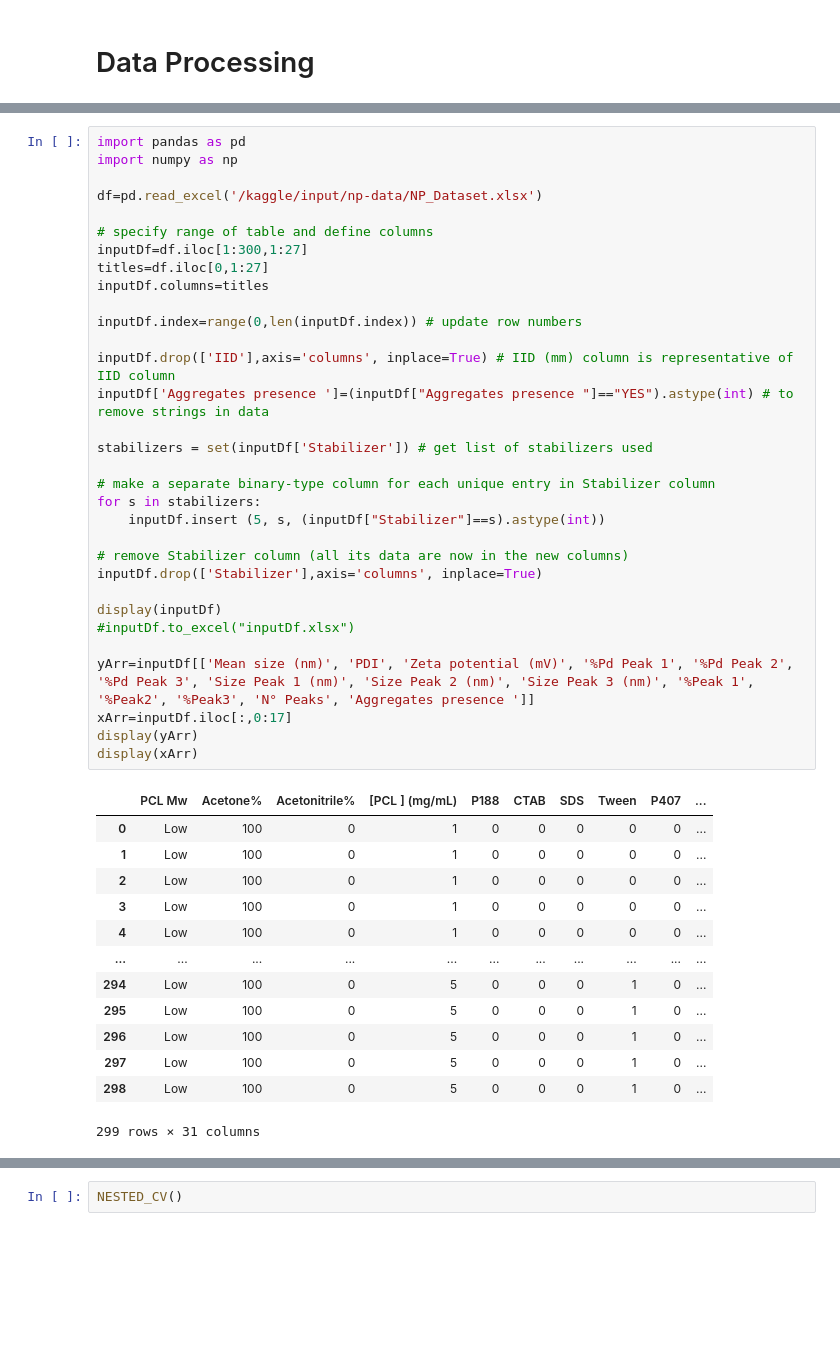
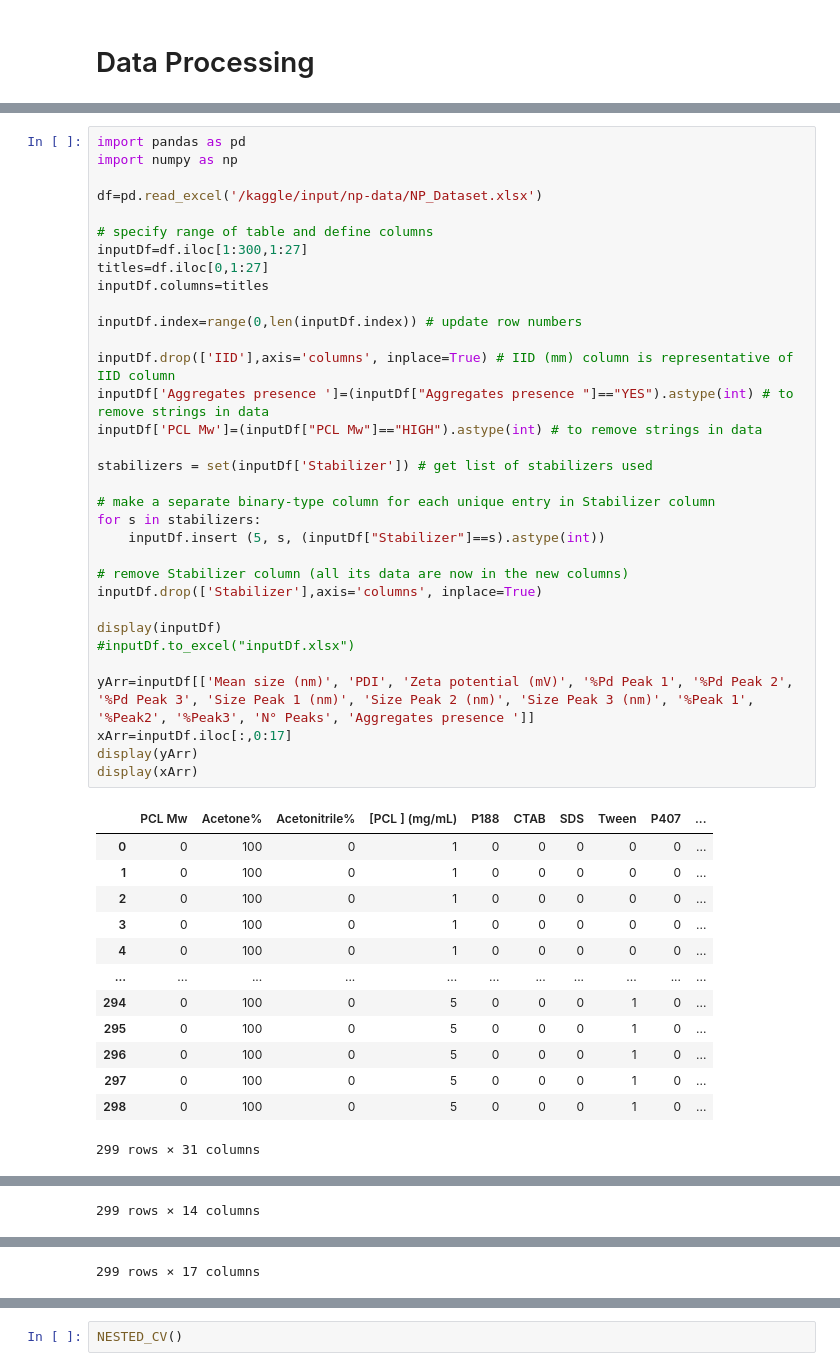
Before and after one commit to Norange01/ML_App_Repro, a Jupyter notebook: Nanoparticles/Repro_Preliminary_model_screening.ipynb, the cells around one changed output, grey strips where cells are left out. Saved outputs shown, nothing was run; the diff lists cells and outputs as text; blank space fills up the shorter version.

```diff
--- a/Nanoparticles/Repro_Preliminary_model_screening.ipynb
+++ b/Nanoparticles/Repro_Preliminary_model_screening.ipynb
@@ -7,42 +10,43 @@ import numpy as np
 df=pd.read_excel('/kaggle/input/np-data/NP_Dataset.xlsx')
 
 # specify range of table and define columns
 inputDf=df.iloc[1:300,1:27]
 titles=df.iloc[0,1:27]
 inputDf.columns=titles
 
 inputDf.index=range(0,len(inputDf.index)) # update row numbers
 
 inputDf.drop(['IID'],axis='columns', inplace=True) # IID (mm) column is representative of IID column
 inputDf['Aggregates presence ']=(inputDf["Aggregates presence "]=="YES").astype(int) # to remove strings in data
+inputDf['PCL Mw']=(inputDf["PCL Mw"]=="HIGH").astype(int) # to remove strings in data
 
 stabilizers = set(inputDf['Stabilizer']) # get list of stabilizers used
 
 # make a separate binary-type column for each unique entry in Stabilizer column
 for s in stabilizers:
     inputDf.insert (5, s, (inputDf["Stabilizer"]==s).astype(int))
 
 # remove Stabilizer column (all its data are now in the new columns)
 inputDf.drop(['Stabilizer'],axis='columns', inplace=True)
 
 display(inputDf)
 #inputDf.to_excel("inputDf.xlsx")
 
 yArr=inputDf[['Mean size (nm)', 'PDI', 'Zeta potential (mV)', '%Pd Peak 1', '%Pd Peak 2', '%Pd Peak 3', 'Size Peak 1 (nm)', 'Size Peak 2 (nm)', 'Size Peak 3 (nm)', '%Peak 1', '%Peak2', '%Peak3', 'N° Peaks', 'Aggregates presence ']]
 xArr=inputDf.iloc[:,0:17]
 display(yArr)
 display(xArr)
 # %% [output]
 |  | PCL Mw | Acetone% | Acetonitrile% | [PCL ] (mg/mL) | P188 | CTAB | SDS | Tween | P407 | ... |
-| 0 | Low | 100 | 0 | 1 | 0 | 0 | 0 | 0 | 0 | ... |
-| 1 | Low | 100 | 0 | 1 | 0 | 0 | 0 | 0 | 0 | ... |
-| 2 | Low | 100 | 0 | 1 | 0 | 0 | 0 | 0 | 0 | ... |
-| 3 | Low | 100 | 0 | 1 | 0 | 0 | 0 | 0 | 0 | ... |
-| 4 | Low | 100 | 0 | 1 | 0 | 0 | 0 | 0 | 0 | ... |
+| 0 | 0 | 100 | 0 | 1 | 0 | 0 | 0 | 0 | 0 | ... |
+| 1 | 0 | 100 | 0 | 1 | 0 | 0 | 0 | 0 | 0 | ... |
+| 2 | 0 | 100 | 0 | 1 | 0 | 0 | 0 | 0 | 0 | ... |
+| 3 | 0 | 100 | 0 | 1 | 0 | 0 | 0 | 0 | 0 | ... |
+| 4 | 0 | 100 | 0 | 1 | 0 | 0 | 0 | 0 | 0 | ... |
 | ... | ... | ... | ... | ... | ... | ... | ... | ... | ... | ... |
-| 294 | Low | 100 | 0 | 5 | 0 | 0 | 0 | 1 | 0 | ... |
-| 295 | Low | 100 | 0 | 5 | 0 | 0 | 0 | 1 | 0 | ... |
-| 296 | Low | 100 | 0 | 5 | 0 | 0 | 0 | 1 | 0 | ... |
-| 297 | Low | 100 | 0 | 5 | 0 | 0 | 0 | 1 | 0 | ... |
-| 298 | Low | 100 | 0 | 5 | 0 | 0 | 0 | 1 | 0 | ... |
+| 294 | 0 | 100 | 0 | 5 | 0 | 0 | 0 | 1 | 0 | ... |
+| 295 | 0 | 100 | 0 | 5 | 0 | 0 | 0 | 1 | 0 | ... |
+| 296 | 0 | 100 | 0 | 5 | 0 | 0 | 0 | 1 | 0 | ... |
+| 297 | 0 | 100 | 0 | 5 | 0 | 0 | 0 | 1 | 0 | ... |
+| 298 | 0 | 100 | 0 | 5 | 0 | 0 | 0 | 1 | 0 | ... |
 299 rows × 31 columns
@@ -48,0 +65 @@ display(xArr)
+299 rows × 14 columns
@@ -48,0 +78 @@ display(xArr)
+299 rows × 17 columns
```
Also changed, not shown: parts of 6 cells of this notebook.
